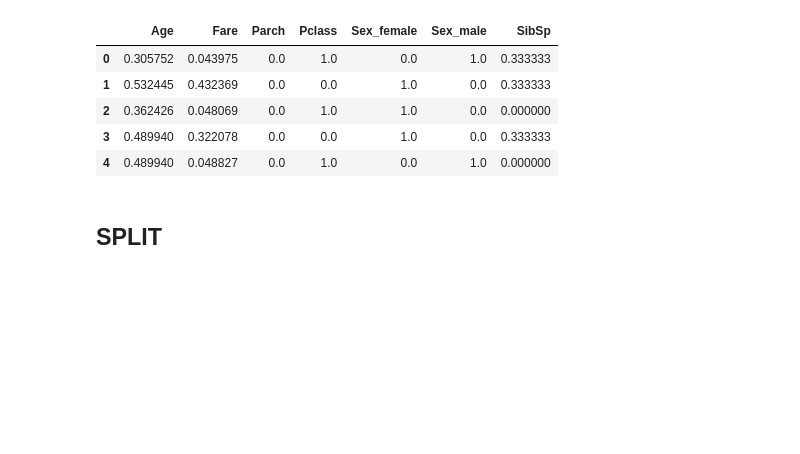
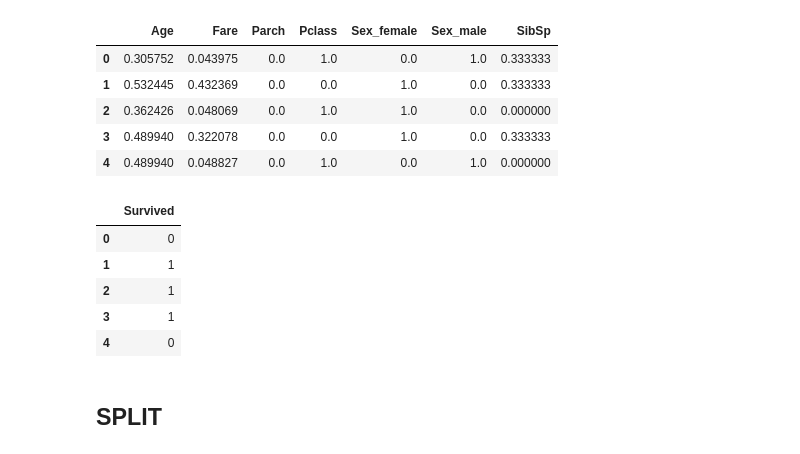
Before and after one commit to fendiirfan/Kaggle-Titanic---Machine-Learning-from-Disaster, a Jupyter notebook: Kaggle_Titanic_Machine_Learning_from_Disaster.ipynb, the cells around one changed output. Drawn from its saved outputs; the diff is of its cells as text; code cells hidden in the pictures; blank space fills up the shorter version.

```diff
--- a/Kaggle_Titanic_Machine_Learning_from_Disaster.ipynb
+++ b/Kaggle_Titanic_Machine_Learning_from_Disaster.ipynb
@@ -219,6 +220,15 @@ X_ns.head()
 | 2 | 0.362426 | 0.048069 | 0.0 | 1.0 | 1.0 | 0.0 | 0.000000 |
 | 3 | 0.489940 | 0.322078 | 0.0 | 0.0 | 1.0 | 0.0 | 0.333333 |
 | 4 | 0.489940 | 0.048827 | 0.0 | 1.0 | 0.0 | 1.0 | 0.000000 |
+# %%
+y_ns.head()
+# %% [output]
+|  | Survived |
+| 0 | 0 |
+| 1 | 1 |
+| 2 | 1 |
+| 3 | 1 |
+| 4 | 0 |
 # %% [markdown]
 ## **SPLIT**
 # %%
```
Also changed, not shown: parts of 16 cells of this notebook.
